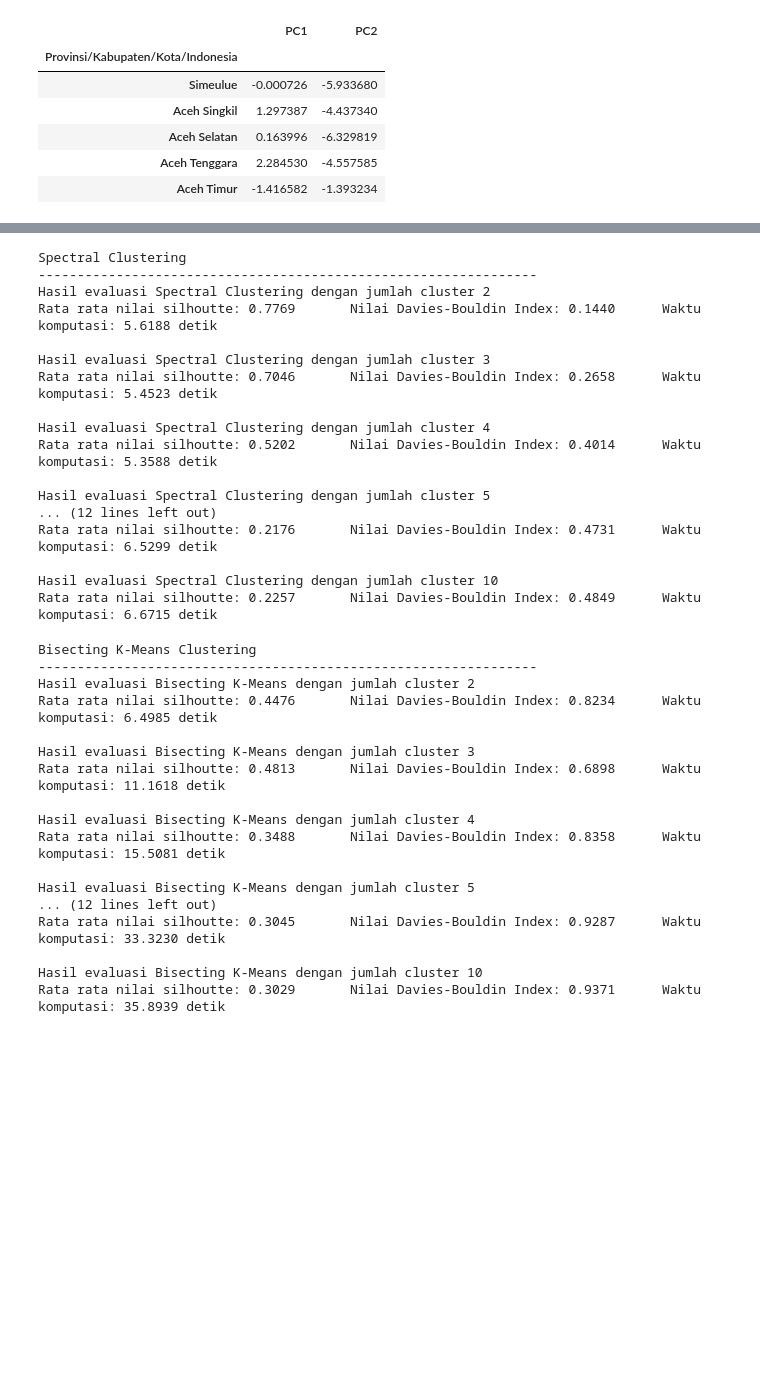
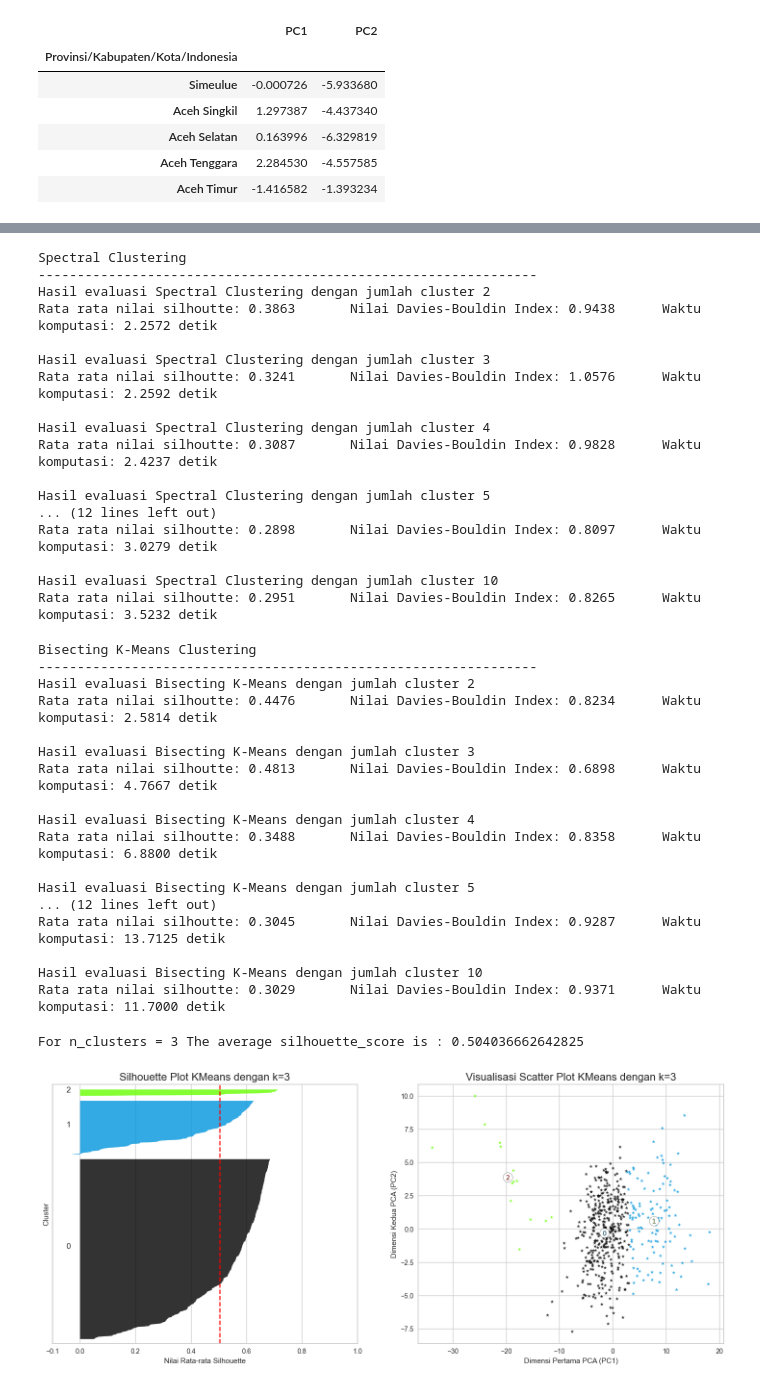
Before and after one commit to VincentWu503/535240039_UAS_ML, a Jupyter notebook: 535240039.ipynb, the cells around one changed output, grey strips where cells are left out. Saved outputs shown, nothing was run; the diff lists cells and outputs as text; code cells hidden in the pictures; blank space fills up the shorter version.

```diff
--- a/535240039.ipynb
+++ b/535240039.ipynb
@@ -192,10 +187,12 @@ import time
 kmeans_results = []
 kmeans_models = []
 
+cluster_limits = 11
+
 print("K-Means Clustering")
 print("-"*64)
-for i in range(2, 11, 1):
-    kmeans = KMeans(n_clusters=i, n_init=2500, random_state=42)
+for i in range(2, cluster_limits, 1):
+    kmeans = KMeans(n_clusters=i, n_init=400, random_state=42)
     kmeans_models.append(kmeans)
 
     start = time.time()
@@ -239,8 +236,8 @@ spectral_clust_models = []
 
 print("Spectral Clustering")
 print("-"*64)
-for i in range(2, 11, 1):
-    spectral_clust = SpectralClustering(n_clusters=i, n_init=2500, random_state=42)
+for i in range(2, cluster_limits, 1):
+    spectral_clust = SpectralClustering(n_clusters=i, n_init=400, random_state=42, affinity='nearest_neighbors', n_neighbors=10)
     spectral_clust_models.append(spectral_clust)
 
     start = time.time()
@@ -261,20 +258,20 @@ for i in range(2, 11, 1):
 Spectral Clustering
 ----------------------------------------------------------------
 Hasil evaluasi Spectral Clustering dengan jumlah cluster 2
-Rata rata nilai silhoutte: 0.7769       Nilai Davies-Bouldin Index: 0.1440      Waktu komputasi: 5.6188 detik
+Rata rata nilai silhoutte: 0.3863       Nilai Davies-Bouldin Index: 0.9438      Waktu komputasi: 2.2572 detik
 
 Hasil evaluasi Spectral Clustering dengan jumlah cluster 3
-Rata rata nilai silhoutte: 0.7046       Nilai Davies-Bouldin Index: 0.2658      Waktu komputasi: 5.4523 detik
+Rata rata nilai silhoutte: 0.3241       Nilai Davies-Bouldin Index: 1.0576      Waktu komputasi: 2.2592 detik
 
 Hasil evaluasi Spectral Clustering dengan jumlah cluster 4
-Rata rata nilai silhoutte: 0.5202       Nilai Davies-Bouldin Index: 0.4014      Waktu komputasi: 5.3588 detik
+Rata rata nilai silhoutte: 0.3087       Nilai Davies-Bouldin Index: 0.9828      Waktu komputasi: 2.4237 detik
 
 Hasil evaluasi Spectral Clustering dengan jumlah cluster 5
 ... (12 lines left out)
-Rata rata nilai silhoutte: 0.2176       Nilai Davies-Bouldin Index: 0.4731      Waktu komputasi: 6.5299 detik
+Rata rata nilai silhoutte: 0.2898       Nilai Davies-Bouldin Index: 0.8097      Waktu komputasi: 3.0279 detik
 
 Hasil evaluasi Spectral Clustering dengan jumlah cluster 10
-Rata rata nilai silhoutte: 0.2257       Nilai Davies-Bouldin Index: 0.4849      Waktu komputasi: 6.6715 detik
+Rata rata nilai silhoutte: 0.2951       Nilai Davies-Bouldin Index: 0.8265      Waktu komputasi: 3.5232 detik
 # %%
 from sklearn.cluster import BisectingKMeans
 
@@ -283,8 +280,8 @@ bisect_kmeans_models = []
 
 print("Bisecting K-Means Clustering")
 print("-"*64)
-for i in range(2, 11, 1):
-    bisect_kmeans = BisectingKMeans(n_clusters=i, n_init=2500, random_state=42)
+for i in range(2, cluster_limits, 1):
+    bisect_kmeans = BisectingKMeans(n_clusters=i, n_init=400, random_state=42)
     bisect_kmeans_models.append(bisect_kmeans)
 
     start = time.time()
@@ -305,17 +302,17 @@ for i in range(2, 11, 1):
 Bisecting K-Means Clustering
 ----------------------------------------------------------------
 Hasil evaluasi Bisecting K-Means dengan jumlah cluster 2
-Rata rata nilai silhoutte: 0.4476       Nilai Davies-Bouldin Index: 0.8234      Waktu komputasi: 6.4985 detik
+Rata rata nilai silhoutte: 0.4476       Nilai Davies-Bouldin Index: 0.8234      Waktu komputasi: 2.5814 detik
 
 Hasil evaluasi Bisecting K-Means dengan jumlah cluster 3
-Rata rata nilai silhoutte: 0.4813       Nilai Davies-Bouldin Index: 0.6898      Waktu komputasi: 11.1618 detik
+Rata rata nilai silhoutte: 0.4813       Nilai Davies-Bouldin Index: 0.6898      Waktu komputasi: 4.7667 detik
 
 Hasil evaluasi Bisecting K-Means dengan jumlah cluster 4
-Rata rata nilai silhoutte: 0.3488       Nilai Davies-Bouldin Index: 0.8358      Waktu komputasi: 15.5081 detik
+Rata rata nilai silhoutte: 0.3488       Nilai Davies-Bouldin Index: 0.8358      Waktu komputasi: 6.8800 detik
 
 Hasil evaluasi Bisecting K-Means dengan jumlah cluster 5
 ... (12 lines left out)
-Rata rata nilai silhoutte: 0.3045       Nilai Davies-Bouldin Index: 0.9287      Waktu komputasi: 33.3230 detik
+Rata rata nilai silhoutte: 0.3045       Nilai Davies-Bouldin Index: 0.9287      Waktu komputasi: 13.7125 detik
 
 Hasil evaluasi Bisecting K-Means dengan jumlah cluster 10
-Rata rata nilai silhoutte: 0.3029       Nilai Davies-Bouldin Index: 0.9371      Waktu komputasi: 35.8939 detik
+Rata rata nilai silhoutte: 0.3029       Nilai Davies-Bouldin Index: 0.9371      Waktu komputasi: 11.7000 detik
@@ -321,0 +426,6 @@ Rata rata nilai silhoutte: 0.3029       Nilai Davies-Bouldin Index: 0.9371
+# %%
+# ambil model terbaik
+visualize_silhouette(df_ipm, kmeans_results[1], kmeans_models[1])
+# %% [output]
+For n_clusters = 3 The average silhouette_score is : 0.504036662642825
+[figure, added]
```
Also changed, not shown: parts of 9 cells of this notebook, 15 other files.
